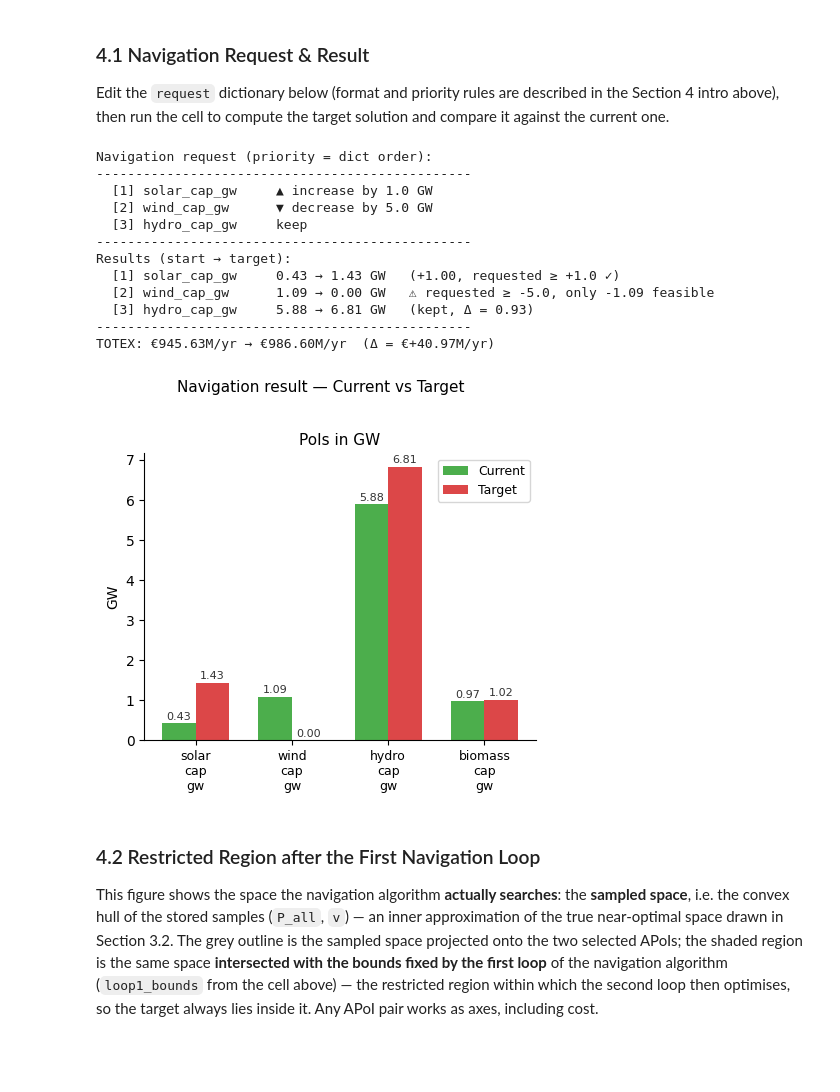
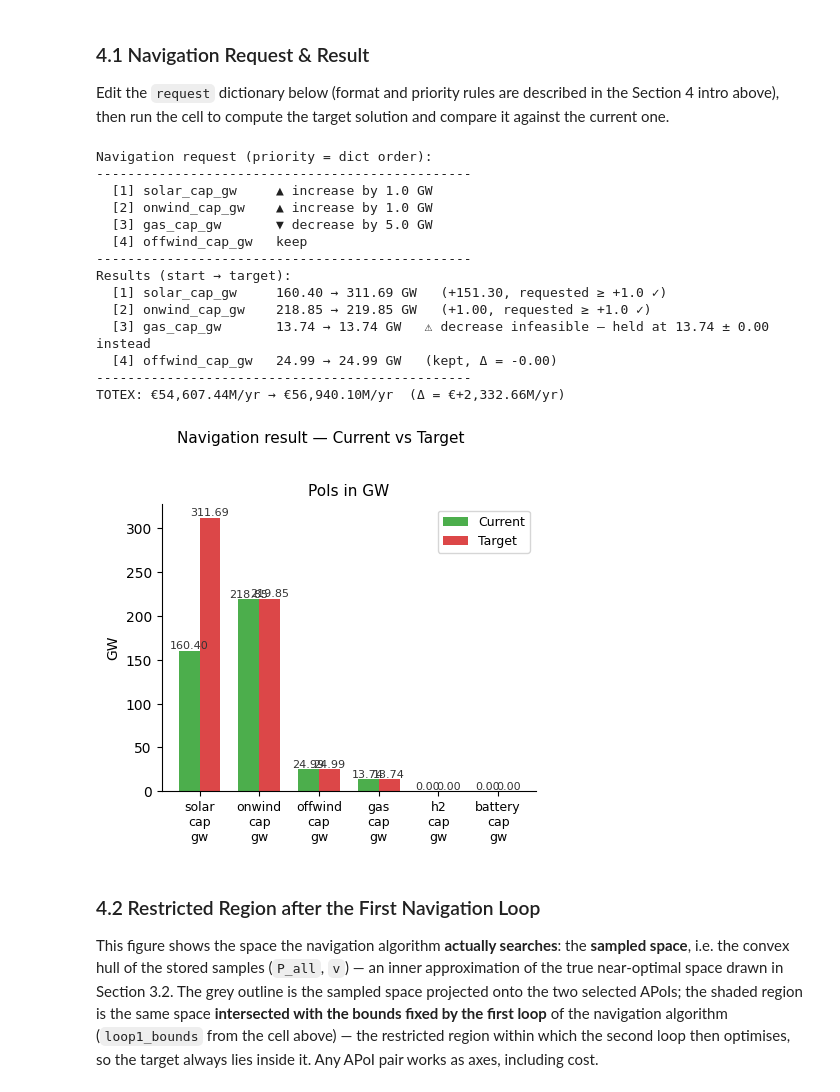
Before and after one commit to Alaa-Sleimi/pypsa-mga-explorer, a Jupyter notebook: mga_exploration.ipynb, the cells around one changed output. Cells and saved outputs as stored; diff of their text form; code cells hidden in the pictures; blank space fills up the shorter version.

```diff
--- a/mga_exploration.ipynb
+++ b/mga_exploration.ipynb
@@ -33,7 +33,7 @@ import ipywidgets as widgets
 from IPython.display import display
 
 # ── USER CONFIGURATION ──────────────────────────────────────────
-network_source = "fresh"   # "fresh"     = build the demo network in this notebook
+network_source = "load_file"   # "fresh"     = build the demo network in this notebook
                            # "load_file" = load an existing PyPSA network .nc file
 # ────────────────────────────────────────────────────────────────
 assert network_source in ("fresh", "load_file"), (
@@ -269,10 +286,12 @@ from mga_engine.poi import make_poi_specs
 # Note: gas exists in the network as backup but is NOT made a PoI here — you only
 # explore the carriers you list. Add {"carrier": "gas", ...} if you want it too.
 poi_definitions = [
-    {"carrier": "solar",   "name": "solar_cap_gw",   "unit": "GW"},
-    {"carrier": "wind",    "name": "wind_cap_gw",    "unit": "GW"},
-    {"carrier": "hydro",   "name": "hydro_cap_gw",   "unit": "GW"},
-    {"carrier": "biomass", "name": "biomass_cap_gw", "unit": "GW"},
+    {"component": "generator", "carriers": ["solar"],                    "name": "solar_cap_gw"},
+    {"component": "generator", "carriers": ["onwind"],                   "name": "onwind_cap_gw"},
+    {"component": "generator", "carriers": ["offwind-ac", "offwind-dc"], "name": "offwind_cap_gw"},
+    {"component": "generator", "carriers": ["OCGT"],                     "name": "gas_cap_gw"},
+    {"component": "link",      "carriers": ["H2 electrolysis"],          "name": "h2_cap_gw"},
+    {"component": "link",      "carriers": ["battery charger"],       "name": "battery_cap_gw"},
 ]
 
 poi_specs = make_poi_specs(network, poi_definitions)
@@ -322,10 +343,10 @@ from mga_engine.preparation_state import run_preparation, check_state, load as l
 
 # ── USER CONFIGURATION ──────────────────────────────────────────
 preparation_state_path = "data/preparation_state.nc"
-rerun_preparation      = False   # set True after changing the network (Section 1), the PoIs (Section 2), or the sampling parameters
-n_vertices             = 30      # boundary (vertex) samples
+rerun_preparation      = True    # set True after changing the network (Section 1), the PoIs (Section 2), or the sampling parameters
+n_vertices             = 40      # boundary (vertex) samples
 n_interior_levels      = 5       # number of epsilon levels for interior sampling
-n_samples_per_level    = 10      # interior samples per epsilon level
+n_samples_per_level    = 15      # interior samples per epsilon level
 epsilon_min            = 0.005   # smallest interior sampling level (suggested minimum: 0.005 — must be > 0 and < epsilon)
 seed                   = 42      # RNG seed for vertex sampling
 # ────────────────────────────────────────────────────────────────
@@ -620,10 +660,10 @@ current_solution = dict(zip(poi_names, p_s))
 # ══════════════════════════════════════════════════════════════════
 
 request = {
-    "solar_cap_gw": ("increase", 1.0),
-    "wind_cap_gw":  ("decrease", 5.0),
-    "hydro_cap_gw": ("keep",     0.0),
-    # biomass_cap_gw omitted -> left unconstrained (settled by the final min-cost solve)
+    "solar_cap_gw":   ("increase", 1.0),
+    "onwind_cap_gw":  ("increase", 1.0),
+    "gas_cap_gw":     ("decrease", 5.0),
+    "offwind_cap_gw": ("keep",     0.0),
 }
 
 
@@ -729,40 +769,42 @@ if len(unique_units) == 1:
 
 for ax, unit in zip(axes, unique_units):
     grp = [n for n in poi_names if poi_units.get(n, "") == unit]
     x = np.arange(len(grp)); width = 0.35
     cur = [current_solution[n] for n in grp]
     tgt = [target_solution[n]  for n in grp]
     b1 = ax.bar(x - width/2, cur, width, label="Current", color="#2CA02C", alpha=0.85)
     b2 = ax.bar(x + width/2, tgt, width, label="Target",  color="#D62728", alpha=0.85)
     ax.set_xticks(x)
     ax.set_xticklabels([n.replace("_", "\n") for n in grp], fontsize=9)
     ax.set_ylabel(unit, fontsize=10)
     ax.set_title(f"PoIs in {unit}", fontsize=11)
     ax.spines[["top", "right"]].set_visible(False)
     for bars in (b1, b2):
         for bar in bars:
             ax.text(bar.get_x() + bar.get_width()/2, bar.get_height() + 0.05,
                     f"{bar.get_height():.2f}", ha="center", va="bottom",
                     fontsize=8, color="#333")
     ax.legend(fontsize=9)
 
 plt.suptitle("Navigation result — Current vs Target", fontsize=11, y=1.02)
 plt.tight_layout()
 plt.show()
 # %% [output]
 Navigation request (priority = dict order):
 ------------------------------------------------
   [1] solar_cap_gw     ▲ increase by 1.0 GW
-  [2] wind_cap_gw      ▼ decrease by 5.0 GW
-  [3] hydro_cap_gw     keep
+  [2] onwind_cap_gw    ▲ increase by 1.0 GW
+  [3] gas_cap_gw       ▼ decrease by 5.0 GW
+  [4] offwind_cap_gw   keep
 ------------------------------------------------
 Results (start → target):
-  [1] solar_cap_gw     0.43 → 1.43 GW   (+1.00, requested ≥ +1.0 ✓)
-  [2] wind_cap_gw      1.09 → 0.00 GW   ⚠ requested ≥ -5.0, only -1.09 feasible
-  [3] hydro_cap_gw     5.88 → 6.81 GW   (kept, Δ = 0.93)
+  [1] solar_cap_gw     160.40 → 311.69 GW   (+151.30, requested ≥ +1.0 ✓)
+  [2] onwind_cap_gw    218.85 → 219.85 GW   (+1.00, requested ≥ +1.0 ✓)
+  [3] gas_cap_gw       13.74 → 13.74 GW   ⚠ decrease infeasible — held at 13.74 ± 0.00 instead
+  [4] offwind_cap_gw   24.99 → 24.99 GW   (kept, Δ = -0.00)
 ------------------------------------------------
-TOTEX: €945.63M/yr → €986.60M/yr  (Δ = €+40.97M/yr)
+TOTEX: €54,607.44M/yr → €56,940.10M/yr  (Δ = €+2,332.66M/yr)
-[figure, old version]
+[figure, new version]
 # %% [markdown]
 ### 4.2 Restricted Region after the First Navigation Loop
 
```
Also changed, not shown: parts of 8 cells of this notebook, 3 other files.
